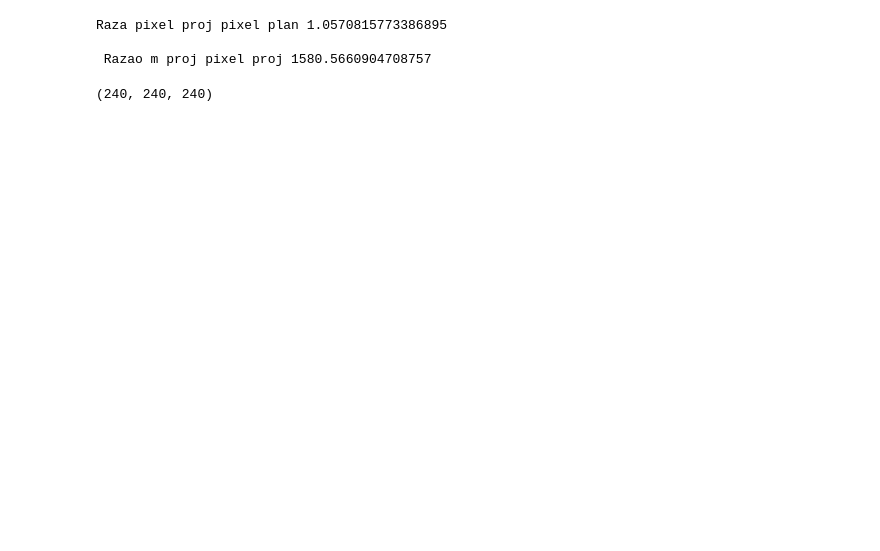
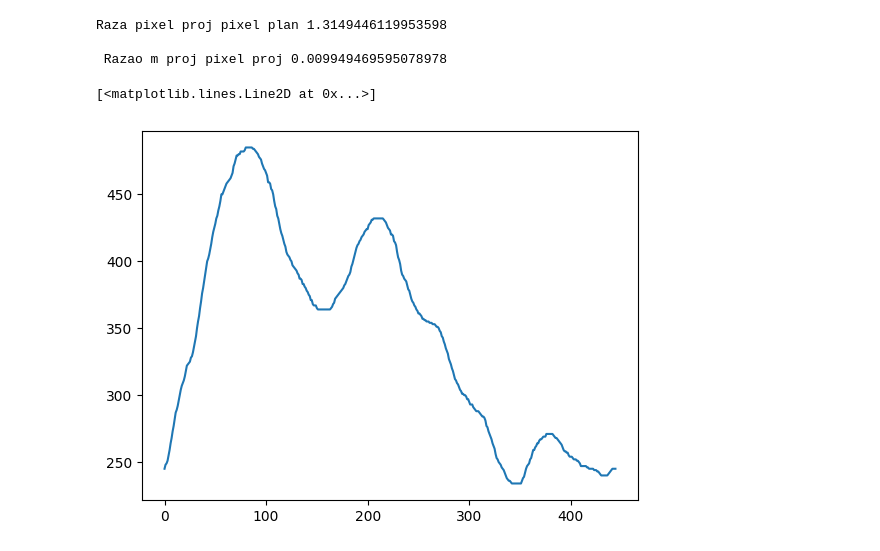
Before and after one commit to andreprovensi/UI-area-image, a Jupyter notebook: generatetri.ipynb, the cells around one changed output. Drawn from its saved outputs; the diff is of its cells as text; code cells hidden in the pictures; blank space fills up the shorter version.

```diff
--- a/generatetri.ipynb
+++ b/generatetri.ipynb
@@ -486,17 +486,26 @@ class App:
         print('frame',self.frame.winfo_x(),self.frame.winfo_rootx())
         print('canvas', self.canvas.winfo_x(), self.canvas.winfo_rootx())
 
-        x0 = self.root.winfo_rootx() + abs(self.root.winfo_x()-self.frame.winfo_x())
+        x0 = self.canvas.winfo_rootx()
         # x0 = self.frame_img_prop.winfo_rootx() + (self.root.winfo_rootx()-self.root.winfo_x()) + self.frame.winfo_rootx()
         # x0 = self.frame.winfo_rootx() + self.frame.winfo_x()
-        y0 = self.root.winfo_y()
+        y0 = self.canvas.winfo_rooty()
 
-        x1 = x0 + self.root.winfo_width()
-        y1 = y0 +self.root.winfo_height()
+        x1 = x0 + self.canvas.winfo_width()
+        y1 = y0 +self.canvas.winfo_height()
 
         print(f'{x0};{y0}', f'{x1};{y1}')
 
-        self.freeDrawCanvas = ImageGrab.grab().crop((x0,y0,x1,y1))
+
+
+        HWND = self.frame.winfo_id()  # get the handle of the canvas
+
+        rect = win32gui.GetWindowRect(HWND)  # get the coordinate of the canvas
+
+        self.freeDrawCanvas = ImageGrab.grab(rect)  # get image of the current location
+
+        # self.freeDrawCanvas = ImageGrab.grab(bbox=(x0,y0,x1,y1))
+        # self.freeDrawCanvas = ImageGrab.grab().crop((x0,y0,x1,y1))
 
 myApp = App()
 
@@ -528,10 +547,6 @@ print('Raza pixel proj pixel plan',myApp.area.area_ratio_px_proj_px_plan)
 
 print('\n Razao m proj pixel proj', myApp.area.area_ratio_m_proj_px_proj)
 # %% [output]
-Raza pixel proj pixel plan 1.0570815773386895
+Raza pixel proj pixel plan 1.3149446119953598
 
- Razao m proj pixel proj 1580.5660904708757
+ Razao m proj pixel proj 0.009949469595078978
-# %%
-myApp.freeDrawCanvas.getpixel((150,150))
-# %% [output]
-(240, 240, 240)
@@ -537,0 +556,8 @@ myApp.freeDrawCanvas.getpixel((150,150))
+# %%
+x = [ponto.x for ponto in myApp.freeDraw.points]
+y = [ponto.y for ponto in myApp.freeDraw.points]
+# %%
+plt.plot(x)
+# %% [output]
+[<matplotlib.lines.Line2D at 0x...>]
+[figure, added]
```
Also changed, not shown: parts of 3 cells of this notebook, 6 other files.
